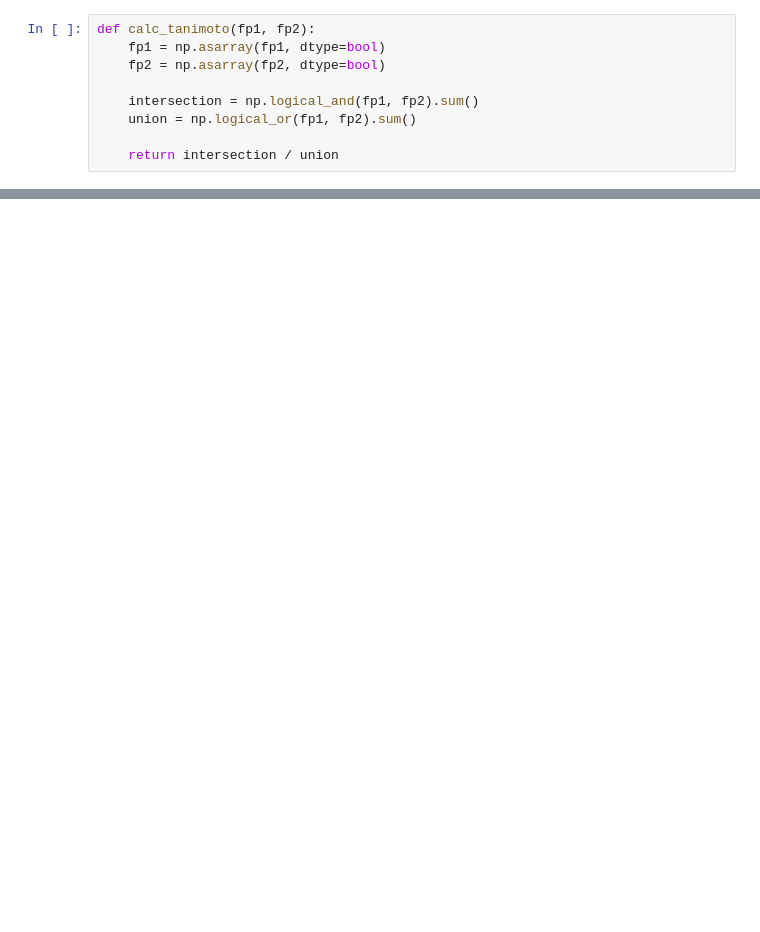
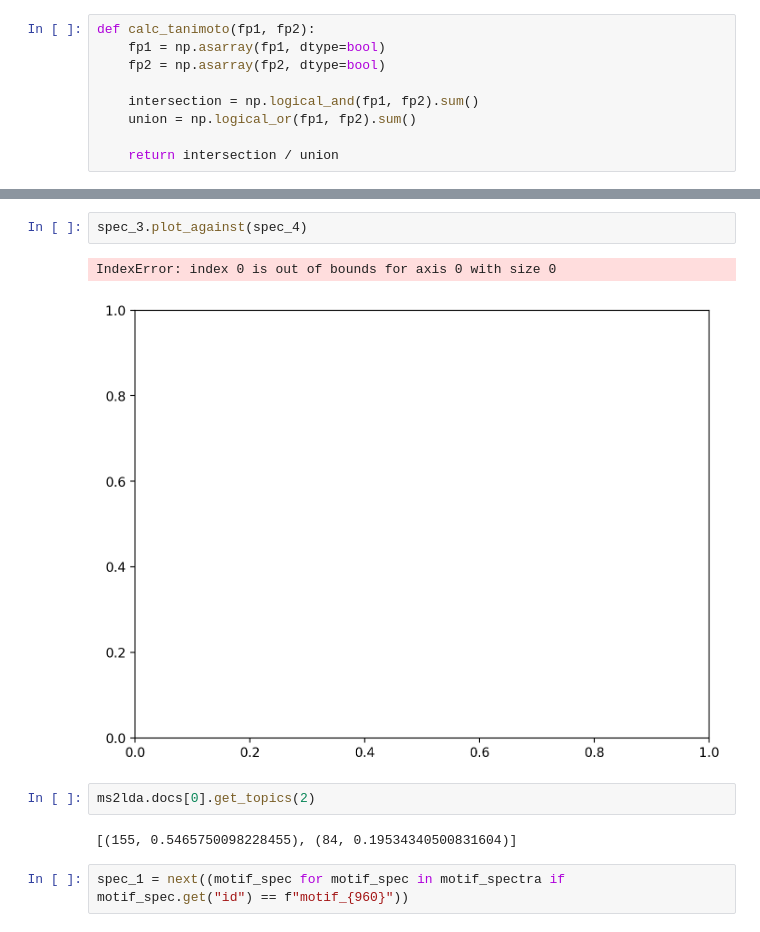
Before and after one commit to vdhooftcompmet/MS2LDA, a Jupyter notebook: notebooks/Paper_results/CaseStudy_Suspectlist_analysis.ipynb, the cells around one changed output, grey strips where cells are left out. Drawn from its saved outputs; the diff is of its cells as text; blank space fills up the shorter version.

```diff
--- a/notebooks/Paper_results/CaseStudy_Suspectlist_analysis.ipynb
+++ b/notebooks/Paper_results/CaseStudy_Suspectlist_analysis.ipynb
@@ -111,0 +204,11 @@ top_1_motif_spec.metadata
+# %%
+spec_3.plot_against(spec_4)
+# %% [output]
+IndexError: index 0 is out of bounds for axis 0 with size 0
+[figure, added]
+# %%
+ms2lda.docs[0].get_topics(2)
+# %% [output]
+[(155, 0.5465750098228455), (84, 0.19534340500831604)]
+# %%
+spec_1 = next((motif_spec for motif_spec in motif_spectra if motif_spec.get("id") == f"motif_{960}"))
```
Also changed, not shown: parts of 30 cells of this notebook, 13 other files.
